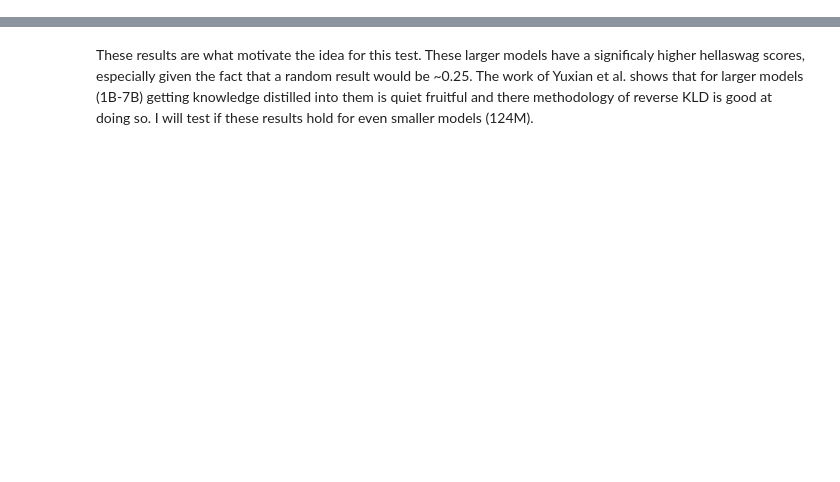
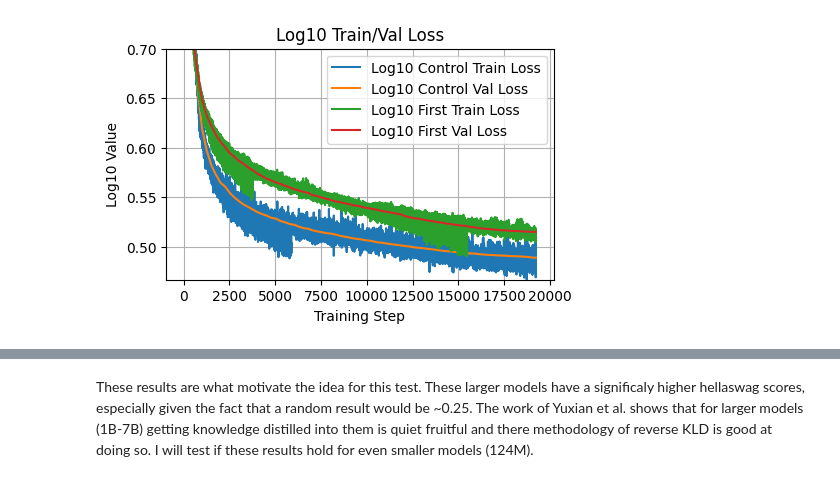
Before and after one commit to hachoj/ImportantProjects, a Jupyter notebook: LLMs/MicroLM/ReverseKLD Efficacy for Small Language Models.ipynb, the cells around one changed output, grey strips where cells are left out. Cells and saved outputs as stored; diff of their text form; code cells hidden in the pictures; blank space fills up the shorter version.

```diff
--- a/LLMs/MicroLM/ReverseKLD Efficacy for Small Language Models.ipynb
+++ b/LLMs/MicroLM/ReverseKLD Efficacy for Small Language Models.ipynb
@@ -1 +1,26 @@
+# %%
+"""
+Loading the data for analysis
+"""
+
+import numpy as np
+import pandas as pd
+import matplotlib.pyplot as plt
+
+path_control = "logs/SLM-0.124B_final_control_model_log.txt"
+path_rkld = "logs/SLM-0.124B_MiniLLM_KLD_log.txt"
+path_first = "logs/SLM-0.124B_log.txt"
+data_final = pd.read_csv(path_control, sep=" ", header=None, names=["index", "label", "value"])
+data_first = pd.read_csv(path_first, sep=" ", header=None, names=["index", "label", "value"])
+data_rkld = pd.read_csv(path_rkld, sep=" ", header=None, names=["index", "label", "value"])
+
+control_train = data_final[data_final["label"] == "train"]
+control_val = data_final[data_final["label"] == "val"]
+control_hella = data_final[data_final["label"] == "hella"]
+first_train = data_first[data_first["label"] == "train"]
+first_val = data_first[data_first["label"] == "val"]
+first_hella = data_first[data_first["label"] == "hella"]
+rkld_train = data_rkld[data_rkld["label"] == "train"]
+rkld_val = data_rkld[data_rkld["label"] == "val"]
+rkld_hella = data_rkld[data_rkld["label"] == "hella"]
 # %% [markdown]
@@ -14,0 +41,17 @@ Both models we will evaluated during and after training on zero-shot and few-sho
+# %%
+plt.figure(figsize=(5, 3))
+
+plt.plot(np.log10(control_train["value"]), label="Log10 Control Train Loss")
+plt.plot(np.log10(control_val["value"]), label="Log10 Control Val Loss")
+
+plt.plot(np.log10(first_train["value"]), label="Log10 First Train Loss")
+plt.plot(np.log10(first_val["value"]), label="Log10 First Val Loss")
+
+plt.xlabel('Training Step')
+plt.ylabel('Log10 Value')
+plt.title('Log10 Train/Val Loss')
+plt.ylim(min(np.log10(control_train["value"])), 0.7)
+plt.legend()
+plt.grid(True)
+# %% [output]
+[figure, added]
```
Also changed, not shown: parts of 8 cells of this notebook, 2 other files.
